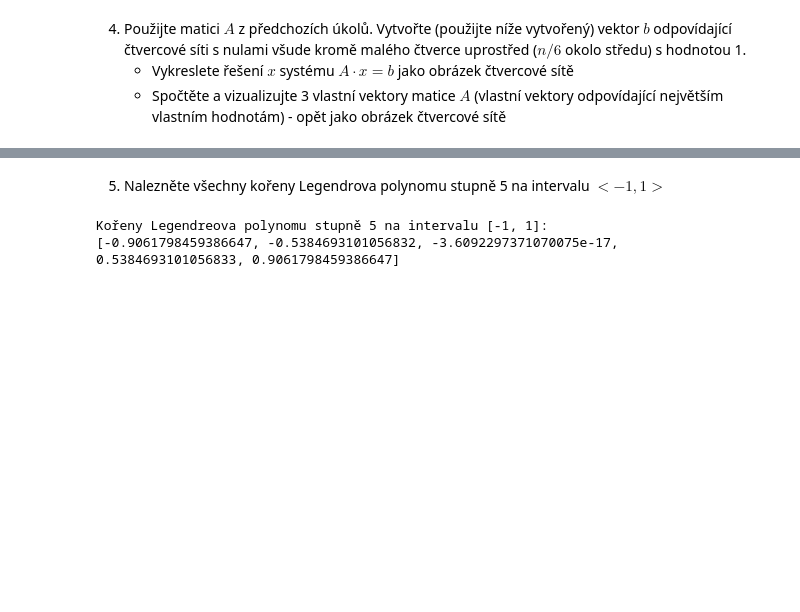
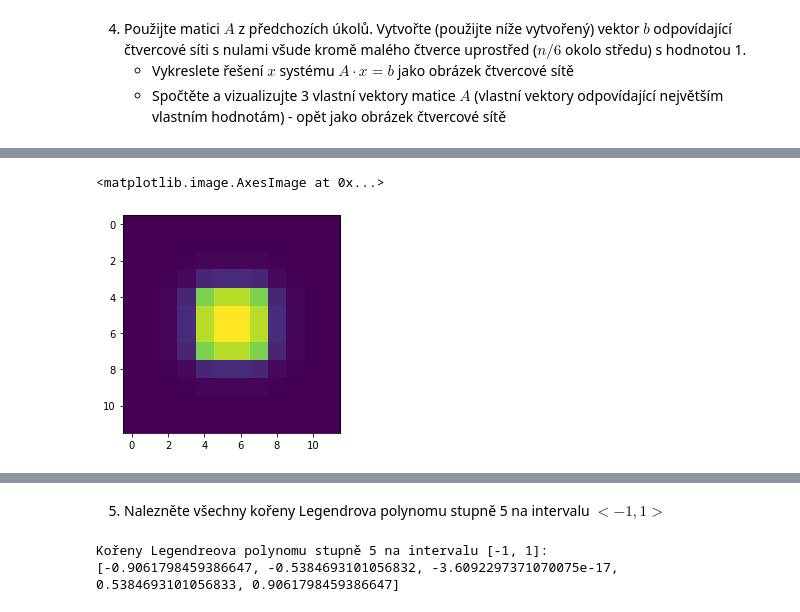
Before and after one commit to STE0493/VVP_cv_du, a Jupyter notebook: úkoly/05_ukoly.ipynb, the cells around one changed output, grey strips where cells are left out. Cells and saved outputs as stored; diff of their text form; code cells hidden in the pictures; blank space fills up the shorter version.

```diff
--- a/úkoly/05_ukoly.ipynb
+++ b/úkoly/05_ukoly.ipynb
@@ -120,19 +120,19 @@ epsilon = 0.1
 def A_efficiently(n, epsilon):
     ## --- Mimodiagonální prvky
     # Vnitřní horizontální hrany
-    horizontal_up_idx = # TODO - vytvořte indexy buněk nad hranou
-    horizontal_low_idx = # TODO - vytvořte indexy buněk pod hranou
-    row_horizontal = # TODO - vytvořte indexy řádků pro vnitřní horizontální hrany
-    col_horizontal = # TODO - vytvořte indexy sloupců pro vnitřní horizontální hrany
+    horizontal_up_idx = np.arange(n,n*n)
+    horizontal_low_idx = np.arange(0,n*n-n)
+    row_horizontal = np.append(horizontal_up_idx,horizontal_low_idx)
+    col_horizontal = np.append(horizontal_low_idx,horizontal_up_idx)
     data_horizontal = -epsilon * np.ones(2 * (n * n - n)) # data jsou vždy stejná
 
 
     # Vnitřní vertikální hrany
     index_matrix_vertical = np.arange(n * n).reshape((n, n)).T.flatten() # indexy buněk přeházené pro vertikální hranu
-    vertical_left_idx = # TODO použijte index_matrix_vertical[...] pro vytvoření indexů buněk vlevo od hran
-    vertical_right_idx = # TODO použijte index_matrix_vertical[...] pro vytvoření indexů buněk vpravo od hran
-    row_vertical = # TODO - vytvořte indexy řádků pro vnitřní vertikální hrany
-    col_vertical = # TODO - vytvořte indexy sloupců pro vnitřní vertikální hrany
+    vertical_left_idx = index_matrix_vertical[0:n*n-n]
+    vertical_right_idx = index_matrix_vertical[n:n*n]
+    row_vertical = np.append(vertical_left_idx, vertical_right_idx)
+    col_vertical = np.append(vertical_right_idx, vertical_left_idx)
     data_vertical = -epsilon * np.ones(2 * (n * n - n)) # data jsou vždy stejná
 
     ## --- Diagonála (všechny prvky)
@@ -143,13 +143,13 @@ def A_efficiently(n, epsilon):
 
     # odečteme epsilon pro každou z hran
     # horní hrana
-    # TODO - odečtěte epsilon pro horní hranu
+    data_diag = data_diag - np.append(np.ones(n)*epsilon,np.zeros(n*n-n))
     # dolní hrana
-    # TODO - odečtěte epsilon pro dolní hranu
+    data_diag = data_diag - np.append(np.zeros(n*n-n),np.ones(n)*epsilon)
     # levá hrana
-    # TODO - odečtěte epsilon pro levou hranu
+    data_diag = data_diag - np.append(np.ones(n),np.zeros((n-1)*n)).reshape((n,n)).T.flatten()*epsilon
     # pravá hrana
-    # TODO - odečtěte epsilon pro pravou hranu
+    data_diag = data_diag - np.flip(np.append(np.ones(n),np.zeros((n-1)*n)).reshape((n,n)).T.flatten()*epsilon)
 
     ## --- spojení všech vektorů a sestavení matice
     # spojíme všechny vnitřní hrany a diagonálu
@@ -158,7 +158,7 @@ def A_efficiently(n, epsilon):
     data = np.hstack((data_diag, data_horizontal, data_vertical))
 
     # vyrobíme matici
-    A_efficiently = csr_matrix((data, (row, col)))# TODO - vytvořte matici v CSR formátu z dat, řádků a sloupců
+    A_efficiently = csr_matrix((data, (row, col)))
 
     return A_efficiently
 
@@ -186,0 +201,8 @@ import scipy as sp
+# %%
+import scipy.sparse.linalg as lg
+x = lg.spsolve(A, b)
+
+plt.imshow(x.reshape((n, n)))
+# %% [output]
+<matplotlib.image.AxesImage at 0x...>
+[figure, added]
```
Also changed, not shown: parts of 6 cells of this notebook.
